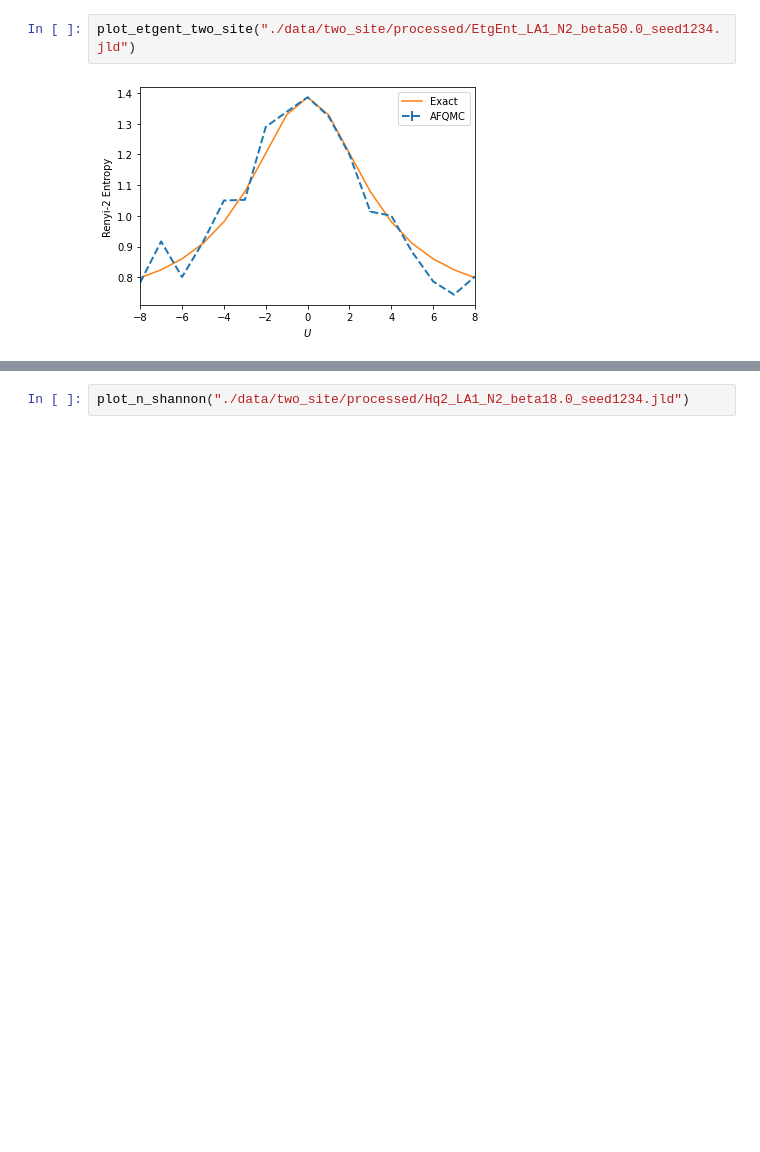
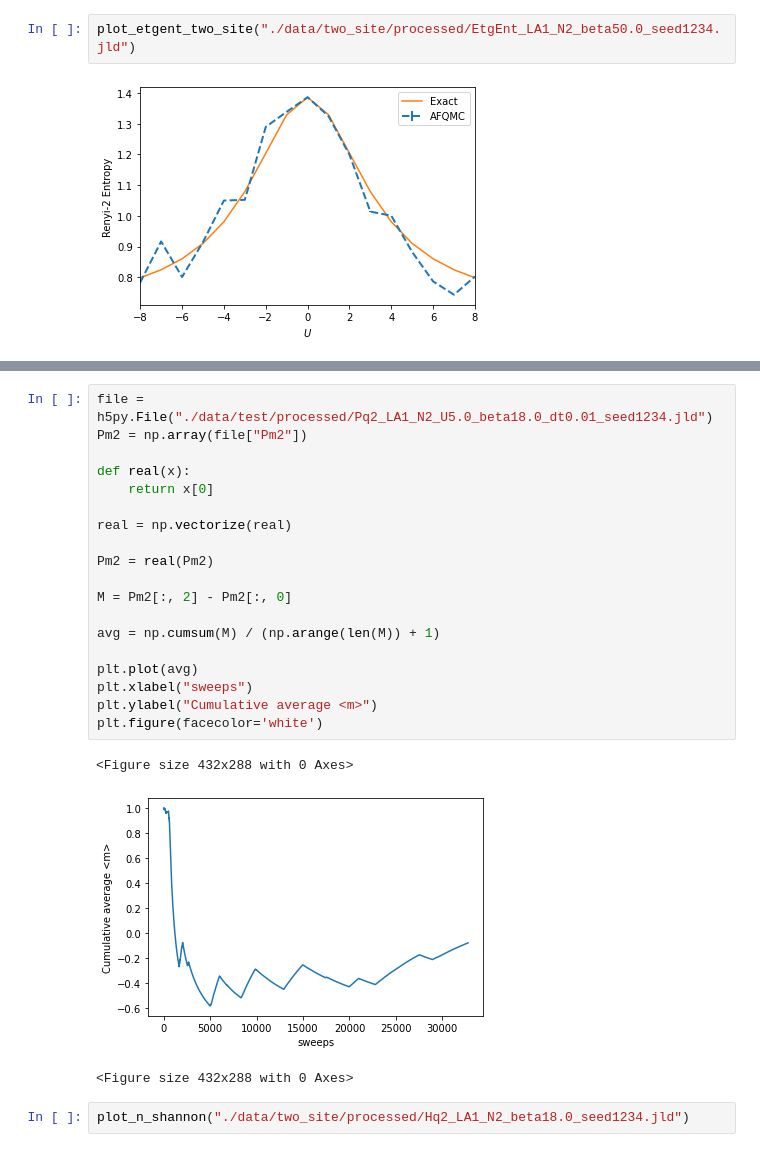
Before and after one commit to Terkadur/AFQMC, a Jupyter notebook: plot_two_site.ipynb, the cells around one changed output, grey strips where cells are left out. Saved outputs shown, nothing was run; the diff lists cells and outputs as text; blank space fills up the shorter version.

```diff
--- a/plot_two_site.ipynb
+++ b/plot_two_site.ipynb
@@ -158,3 +158,26 @@ plot_distribution_two_site("./data/two_site/processed/Pq2_LA1_N2_beta18.0_seed12
+# %%
+file = h5py.File("./data/test/processed/Pq2_LA1_N2_U5.0_beta18.0_dt0.01_seed1234.jld")
+Pm2 = np.array(file["Pm2"])
+
+def real(x):
+    return x[0]
+
+real = np.vectorize(real)
+
+Pm2 = real(Pm2)
+
+M = Pm2[:, 2] - Pm2[:, 0]
+
+avg = np.cumsum(M) / (np.arange(len(M)) + 1)
+
+plt.plot(avg)
+plt.xlabel("sweeps")
+plt.ylabel("Cumulative average <m>")
+plt.figure(facecolor='white')
+# %% [output]
+<Figure size 432x288 with 0 Axes>
+[figure, added]
+<Figure size 432x288 with 0 Axes>
 # %%
 plot_n_shannon("./data/two_site/processed/Hq2_LA1_N2_beta18.0_seed1234.jld")
 # %% [output]
```
Also changed, not shown: parts of 1 cell of this notebook, 33 other files.
